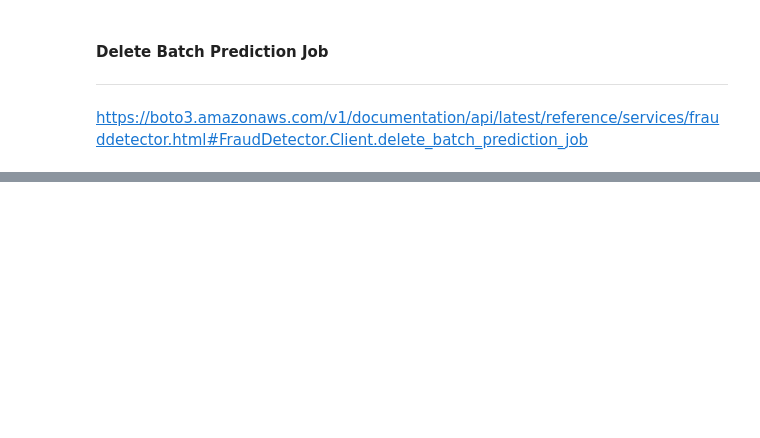
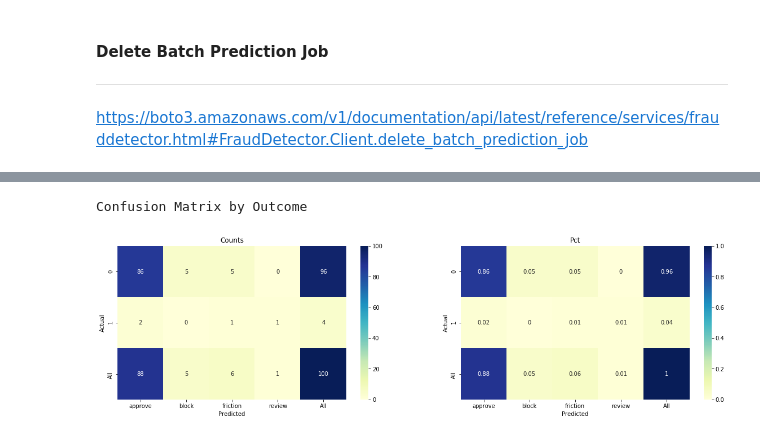
Before and after one commit to aws-samples/aws-fraud-detector-samples, a Jupyter notebook: Fraud_Detector_BatchPrediction_API_Example.ipynb, the cells around one changed output, grey strips where cells are left out. Saved outputs shown, nothing was run; the diff lists cells and outputs as text; code cells hidden in the pictures; blank space fills up the shorter version.

```diff
--- a/Fraud_Detector_BatchPrediction_API_Example.ipynb
+++ b/Fraud_Detector_BatchPrediction_API_Example.ipynb
@@ -335,0 +386,5 @@ print(response)
+# %%
+predictions['OUTCOMES'] = predictions['OUTCOMES'].astype(str)
+pred_summary = predictions.groupby(['OUTCOMES'])['score'].agg(['mean', 'count']).reset_index()
+pred_summary['pct_total'] = pred_summary['count']/predictions.shape[0]
+pred_summary
@@ -335,0 +397,22 @@ print(response)
+# %%
+def model_confusion_matrix(predictions):
+
+    fig, (ax1, ax2) = plt.subplots(nrows=1, ncols=2, figsize=(20, 5))
+
+    print("Confusion Matrix by Outcome")
+    confusion_matrix = pd.crosstab(df['EVENT_LABEL'], predictions['OUTCOMES'].astype(str), margins=True, rownames=['Actual'], colnames=['Predicted'])
+    confusion_matrix_pct = pd.crosstab(df['EVENT_LABEL'], predictions['OUTCOMES'].astype(str), normalize="all", margins=True,rownames=['Actual'], colnames=['Predicted']).round(3)
+    sns.heatmap(confusion_matrix, annot=True, fmt='g',cmap="YlGnBu", ax=ax1)
+    sns.heatmap(confusion_matrix_pct, annot=True, fmt='g',cmap="YlGnBu", ax=ax2)
+
+    ax1.title.set_text('Counts')
+    ax2.title.set_text('Pct')
+
+
+    plt.show()
+
+
+model_confusion_matrix(predictions)
+# %% [output]
+Confusion Matrix by Outcome
+[figure, added]
```
Also changed, not shown: parts of 16 cells of this notebook.
